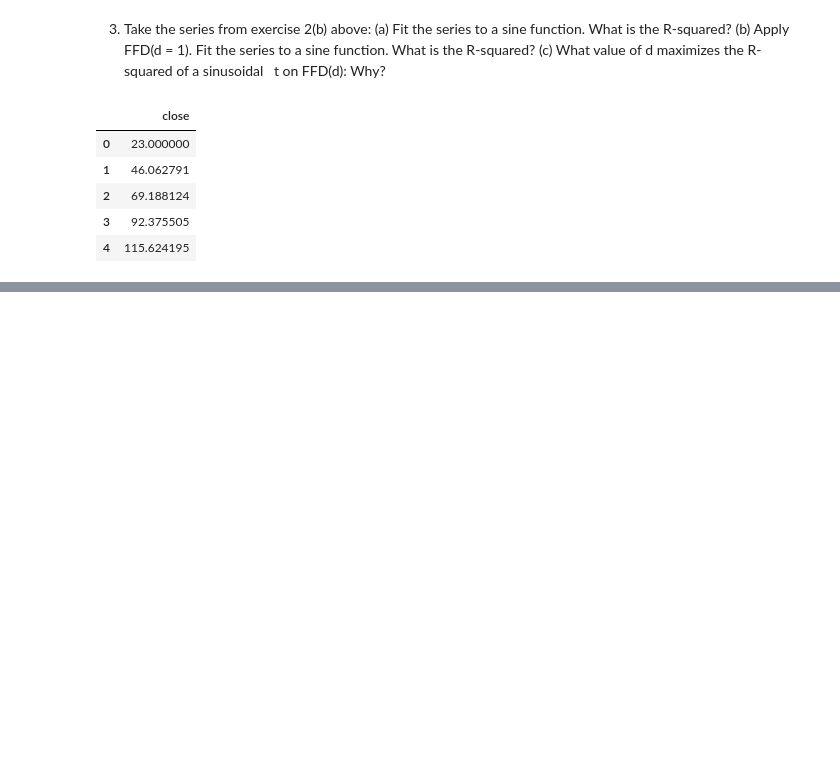
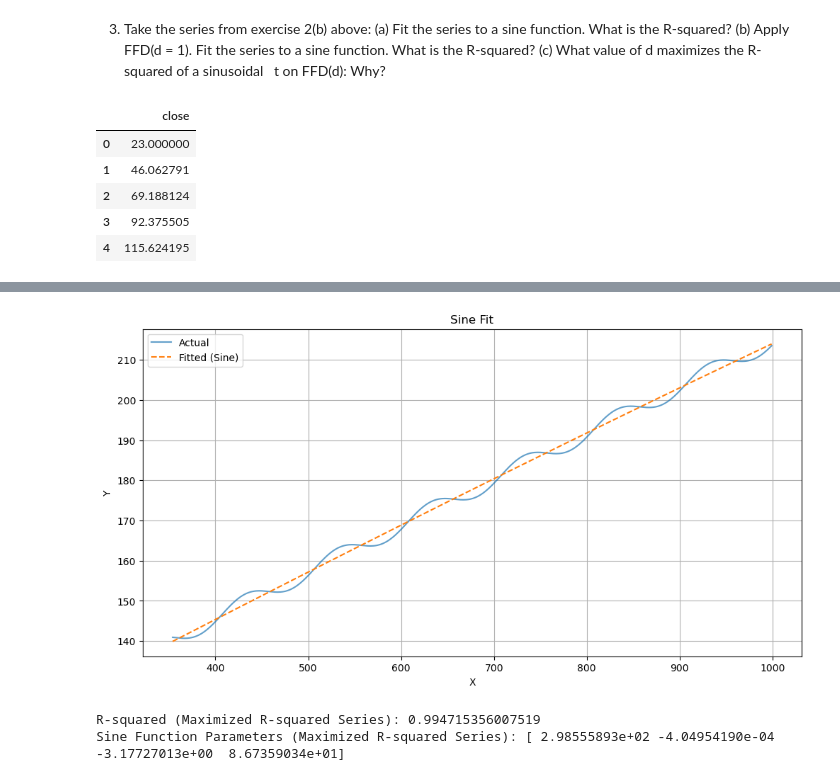
Before and after one commit to RazDwa1923/MFIN_Course, a Jupyter notebook: HW4/HW4.ipynb, the cells around one changed output, grey strips where cells are left out. Saved outputs shown, nothing was run; the diff lists cells and outputs as text; code cells hidden in the pictures; blank space fills up the shorter version.

```diff
--- a/HW4/HW4.ipynb
+++ b/HW4/HW4.ipynb
@@ -450,0 +514,14 @@ ex3_series_ffd.head()
+# %%
+# creating a function to find the d value that maximizes the R-squared value
+
+d = 0.71
+# apply fracdiff_ffd
+ex3_series_max = frac_diff_ffd(ex3_series, d, t_ffd)
+
+# dropping any NA values and infinite values
+ex3_series_max = ex3_series_max.dropna()
+ex3_series_max = ex3_series_max[~np.isinf(ex3_series_max)]
+
+
+# viewing the head of the series
+ex3_series_ffd.head()
@@ -450,0 +535,6 @@ ex3_series_ffd.head()
+# %%
+# fitting the ex3_series_max to the sine function
+params_max, r_squared_max = fit_sine_and_calculate_r2(ex3_series_max)
+print('R-squared (Maximized R-squared Series):', r_squared_max)
+print('Sine Function Parameters (Maximized R-squared Series):', params_max)
+# %% [output]
@@ -450,0 +542,3 @@ ex3_series_ffd.head()
+[figure, added]
+R-squared (Maximized R-squared Series): 0.994715356007519
+Sine Function Parameters (Maximized R-squared Series): [ 2.98555893e+02 -4.04954190e-04 -3.17727013e+00  8.67359034e+01]
```
Also changed, not shown: parts of 8 cells of this notebook.
